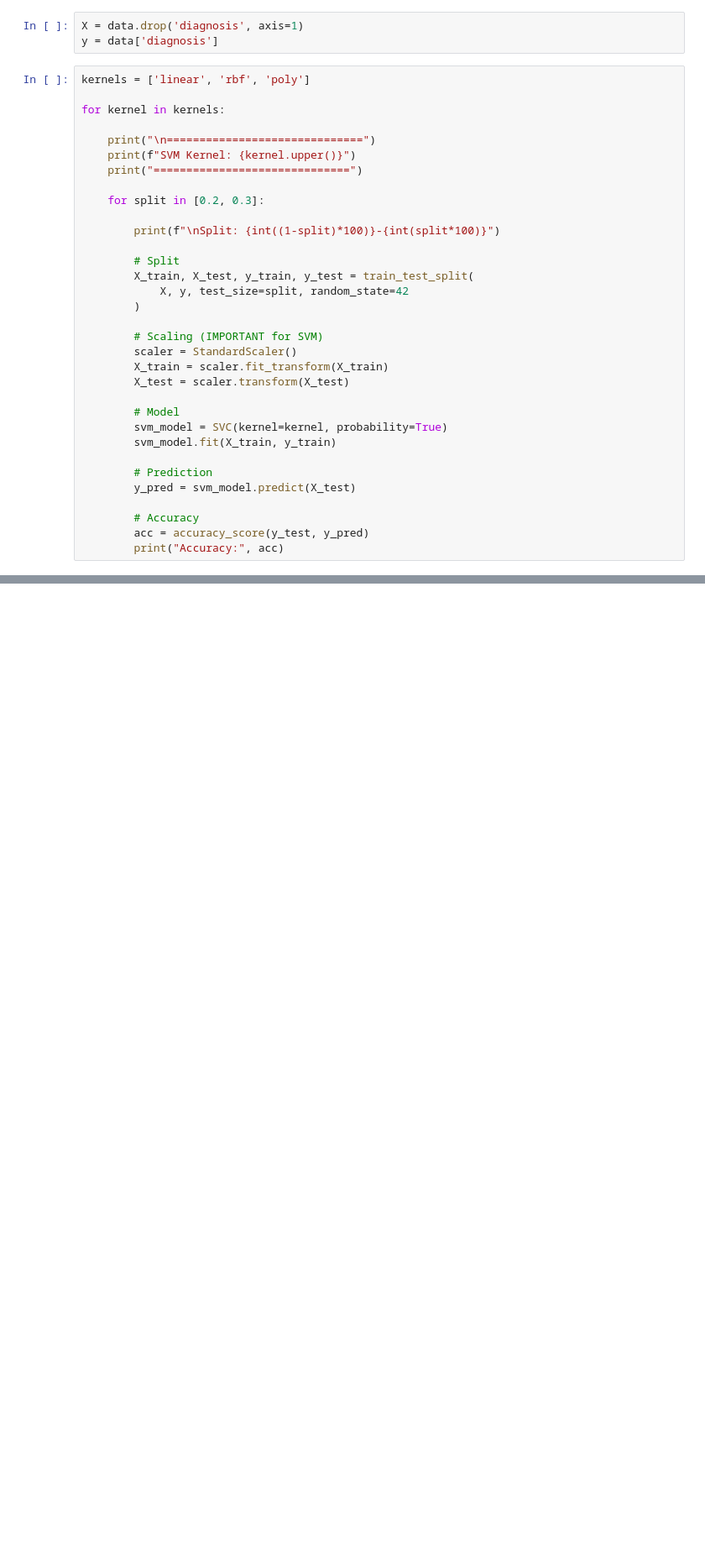
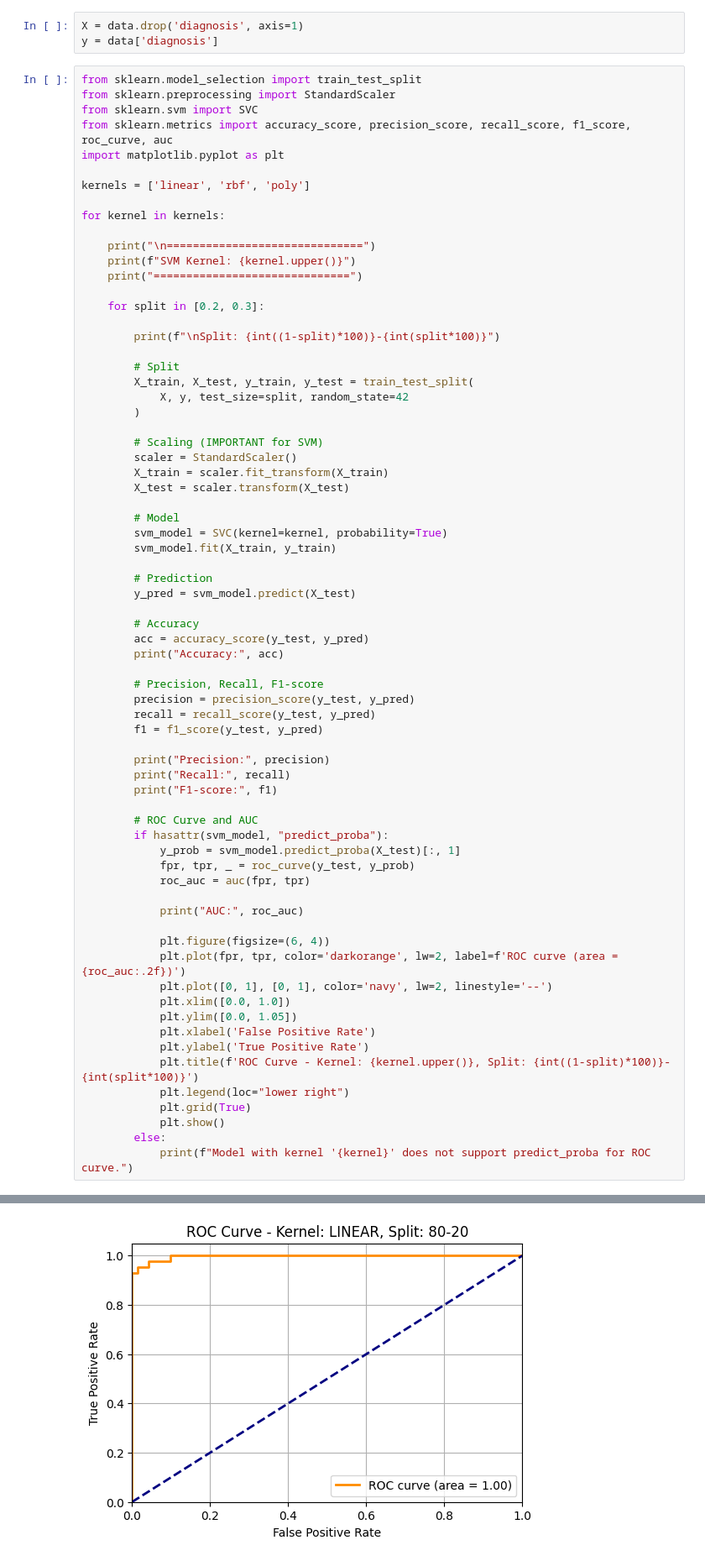
Before and after one commit to shivampatle2004/Machine-Learning-, a Jupyter notebook: SupportVectorMachine_Ansh_CS23185.ipynb, the cells around one changed output, grey strips where cells are left out. Shown at 84% size. Drawn from its saved outputs; the diff is of its cells as text; blank space fills up the shorter version.

```diff
--- a/SupportVectorMachine_Ansh_CS23185.ipynb
+++ b/SupportVectorMachine_Ansh_CS23185.ipynb
@@ -44,6 +44,12 @@ data['diagnosis'] = data['diagnosis'].map({'M':1, 'B':0})
 X = data.drop('diagnosis', axis=1)
 y = data['diagnosis']
 # %%
+from sklearn.model_selection import train_test_split
+from sklearn.preprocessing import StandardScaler
+from sklearn.svm import SVC
+from sklearn.metrics import accuracy_score, precision_score, recall_score, f1_score, roc_curve, auc
+import matplotlib.pyplot as plt
+
 kernels = ['linear', 'rbf', 'poly']
 
 for kernel in kernels:
@@ -76,6 +82,37 @@ for kernel in kernels:
         # Accuracy
         acc = accuracy_score(y_test, y_pred)
         print("Accuracy:", acc)
+
+        # Precision, Recall, F1-score
+        precision = precision_score(y_test, y_pred)
+        recall = recall_score(y_test, y_pred)
+        f1 = f1_score(y_test, y_pred)
+
+        print("Precision:", precision)
+        print("Recall:", recall)
+        print("F1-score:", f1)
+
+        # ROC Curve and AUC
+        if hasattr(svm_model, "predict_proba"):
+            y_prob = svm_model.predict_proba(X_test)[:, 1]
+            fpr, tpr, _ = roc_curve(y_test, y_prob)
+            roc_auc = auc(fpr, tpr)
+
+            print("AUC:", roc_auc)
+
+            plt.figure(figsize=(6, 4))
+            plt.plot(fpr, tpr, color='darkorange', lw=2, label=f'ROC curve (area = {roc_auc:.2f})')
+            plt.plot([0, 1], [0, 1], color='navy', lw=2, linestyle='--')
+            plt.xlim([0.0, 1.0])
+            plt.ylim([0.0, 1.05])
+            plt.xlabel('False Positive Rate')
+            plt.ylabel('True Positive Rate')
+            plt.title(f'ROC Curve - Kernel: {kernel.upper()}, Split: {int((1-split)*100)}-{int(split*100)}')
+            plt.legend(loc="lower right")
+            plt.grid(True)
+            plt.show()
+        else:
+            print(f"Model with kernel '{kernel}' does not support predict_proba for ROC curve.")
 # %% [output]
 ==============================
 SVM Kernel: LINEAR
@@ -96,0 +127 @@ Accuracy: 0.8947368421052632
+[figure, added]
```
Also changed, not shown: parts of 1 cell of this notebook.
